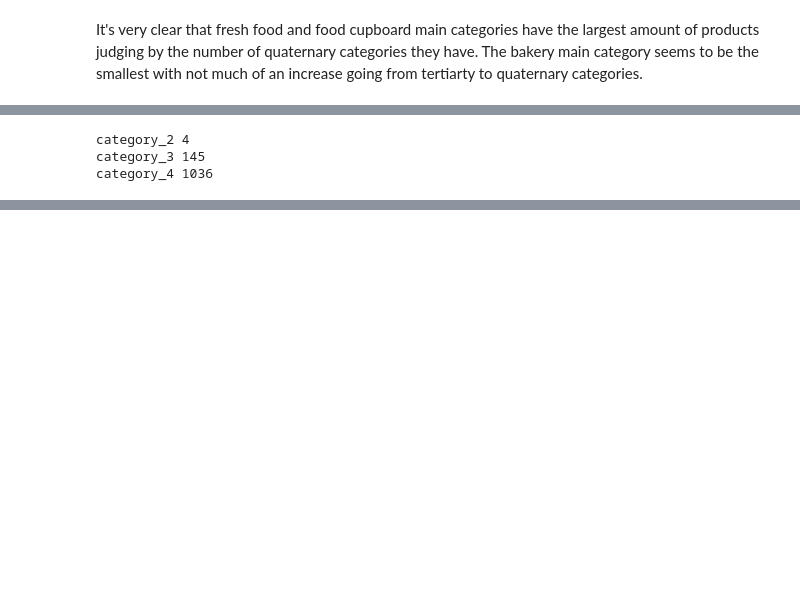
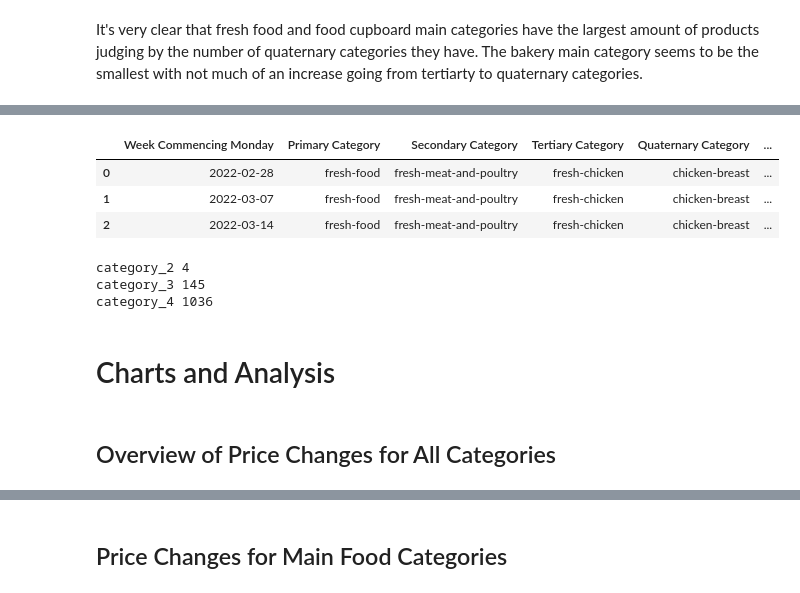
Before and after one commit to leonlol-dev/solverism-blog, a Jupyter notebook: _notebooks/2022-09-04-tesco-price-analysis.ipynb, the cells around one changed output, grey strips where cells are left out. Saved outputs shown, nothing was run; the diff lists cells and outputs as text; code cells hidden in the pictures; blank space fills up the shorter version.

```diff
--- a/_notebooks/2022-09-04-tesco-price-analysis.ipynb
+++ b/_notebooks/2022-09-04-tesco-price-analysis.ipynb
@@ -287 +390,29 @@ for sub_cat_type in categories:
+# %%
+# hide_input
+mask = (
+    (cat_index_dict['category_4']['category_1']=='fresh-food')
+    & (cat_index_dict['category_4']['category_2']=='fresh-meat-and-poultry')
+    & (cat_index_dict['category_4']['category_3']=='fresh-chicken')
+    & (cat_index_dict['category_4']['category_4']=='chicken-breast')
+)
+
+(
+    cat_index_dict['category_4']
+    [mask]
+    .head(3)
+    .rename(columns={
+        'date': 'Week Commencing Monday',
+        'category_1': 'Primary Category',
+        'category_2': 'Secondary Category',
+        'category_3': 'Tertiary Category',
+        'category_4': 'Quaternary Category',
+        'total_basket_value': 'Total Basket Value',
+        'index': 'Index'
+    })
+)
+# %% [output]
+|  | Week Commencing Monday | Primary Category | Secondary Category | Tertiary Category | Quaternary Category | ... |
+| 0 | 2022-02-28 | fresh-food | fresh-meat-and-poultry | fresh-chicken | chicken-breast | ... |
+| 1 | 2022-03-07 | fresh-food | fresh-meat-and-poultry | fresh-chicken | chicken-breast | ... |
+| 2 | 2022-03-14 | fresh-food | fresh-meat-and-poultry | fresh-chicken | chicken-breast | ... |
 # %%
@@ -291,4 +423,8 @@ for cat in skipped_cat_dict:
 category_2 4
 category_3 145
 category_4 1036
+# %% [markdown]
+# Charts and Analysis
+# %% [markdown]
+## Overview of Price Changes for All Categories
 # %%
@@ -312,3 +450,5 @@ fig.show()
 # %% [output]
 [interactive output not drawn]
+# %% [markdown]
+## Price Changes for Main Food Categories
 # %%
```
Also changed, not shown: parts of 30 cells of this notebook.
